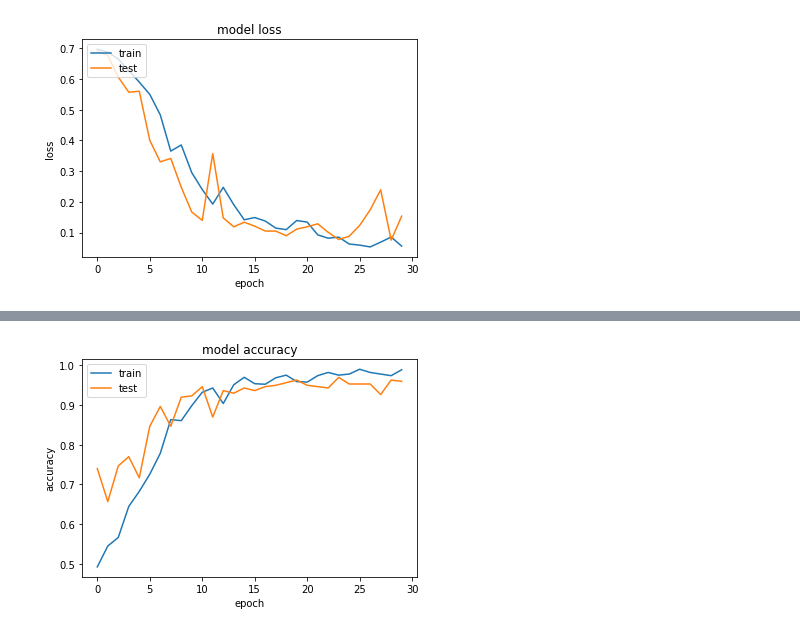
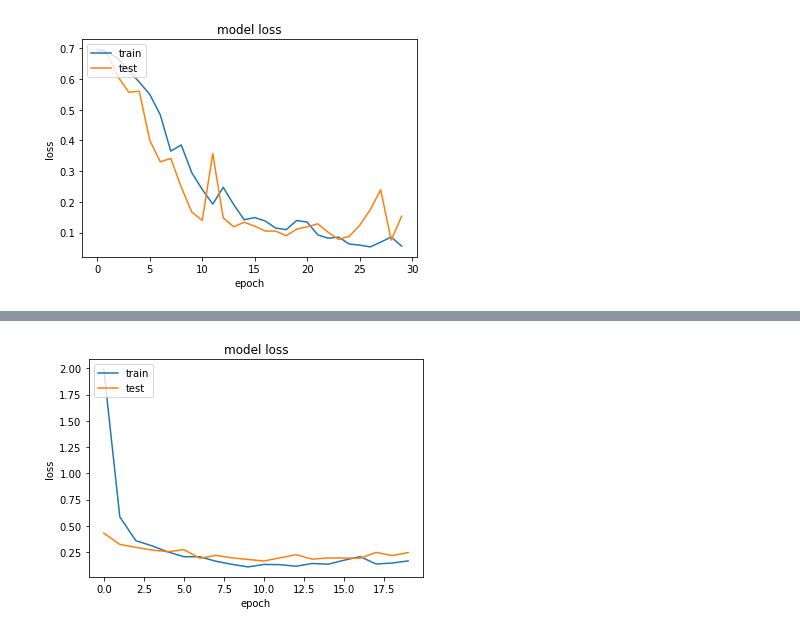
Before and after one commit to gauravmunjal13/Agriculture, a Jupyter notebook: TomatoClassification.ipynb, the cells around one changed output, grey strips where cells are left out. Drawn from its saved outputs; the diff is of its cells as text; code cells hidden in the pictures.

```diff
--- a/TomatoClassification.ipynb
+++ b/TomatoClassification.ipynb
@@ -538 +528,8 @@ Downloading data from https://github.com/fchollet/deep-learning-models/releases/
+# %%
+# Loading the pre-trained weights
+K.clear_session()
+
+conv_model = VGG16(weights='imagenet',
+                  include_top=False, # Download only the conv network while skip the last two fully connected layers
+                  input_shape=image_shape)
 # %%
@@ -584 +559,14 @@ new_model.compile(optimizer='adam',
+# %%
+# Add the custom layers to the top of the network
+x = conv_model.output # this has a shape of (None, 8, 8, 512)
+
+x = Flatten()(x) # flatten the output from the conv net of vgg16
+x = Dense(64, activation = "relu")(x)
+#x = Dropout(0.5)(x)
+x = Dense(8, activation = "relu")(x)
+#x = Dropout(0.5)(x)
+
+outputs = Dense(1, activation = 'sigmoid')(x)
+
+vgg16_model = Model(input = conv_model.input, output = outputs)
 # %%
@@ -604,8 +592,12 @@ ________________________________________________________________________________
 # %%
-BATCH_SIZE = 32
-EPOCHS = 30
+vgg16_model.compile(optimizer='adam',
+              loss = 'binary_crossentropy',
+              metrics = ['accuracy'])
 
-history = new_model.fit(
+BATCH_SIZE = 64
+EPOCHS = 20
+
+history = vgg16_model.fit(
     X_train_norm,
     y_train,  # prepared data
     batch_size=BATCH_SIZE,
@@ -621,4 +626,6 @@ Epoch 2/30
 # %%
 plot_train_val_accuracy(history.history)
-# %% [output]
-[figure, removed]
+# %%
+plot_train_val_loss(history.history)
+# %% [output]
+[figure, added]
```
Also changed, not shown: parts of 11 cells of this notebook.
